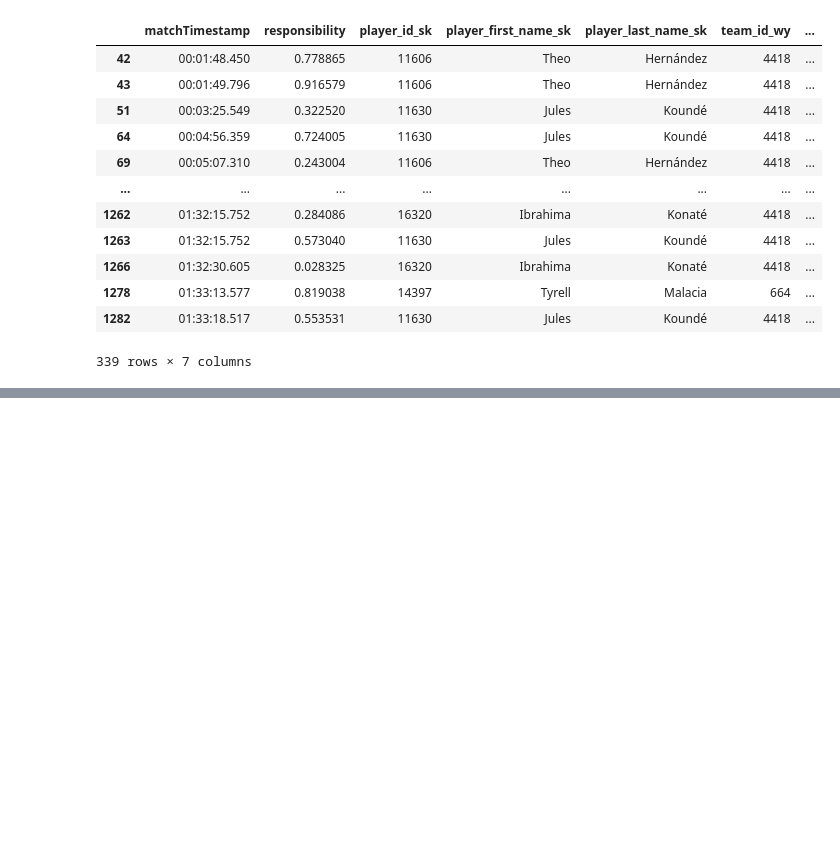
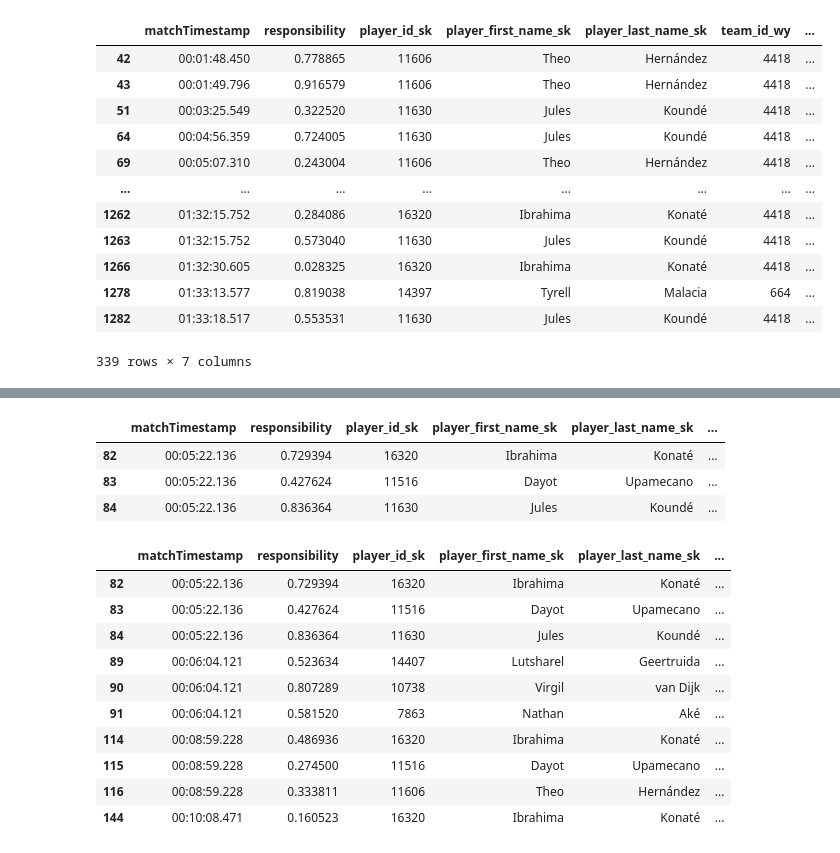
Before and after one commit to ariskoutris/defensive-passing-networks, a Jupyter notebook: src/resp.ipynb, the cells around one changed output, grey strips where cells are left out. Drawn from its saved outputs; the diff is of its cells as text; code cells hidden in the pictures; blank space fills up the shorter version.

```diff
--- a/src/resp.ipynb
+++ b/src/resp.ipynb
@@ -582,0 +604,22 @@ df_resp_def
+# %%
+df_tmp
+# %% [output]
+|  | matchTimestamp | responsibility | player_id_sk | player_first_name_sk | player_last_name_sk | ... |
+| 82 | 00:05:22.136 | 0.729394 | 16320 | Ibrahima | Konaté | ... |
+| 83 | 00:05:22.136 | 0.427624 | 11516 | Dayot | Upamecano | ... |
+| 84 | 00:05:22.136 | 0.836364 | 11630 | Jules | Koundé | ... |
+# %%
+# group by timestamp, remove count < 2
+df_resp_def.groupby('matchTimestamp').filter(lambda x: len(x) >= 2).head(10)
+# %% [output]
+|  | matchTimestamp | responsibility | player_id_sk | player_first_name_sk | player_last_name_sk | ... |
+| 82 | 00:05:22.136 | 0.729394 | 16320 | Ibrahima | Konaté | ... |
+| 83 | 00:05:22.136 | 0.427624 | 11516 | Dayot | Upamecano | ... |
+| 84 | 00:05:22.136 | 0.836364 | 11630 | Jules | Koundé | ... |
+| 89 | 00:06:04.121 | 0.523634 | 14407 | Lutsharel | Geertruida | ... |
+| 90 | 00:06:04.121 | 0.807289 | 10738 | Virgil | van Dijk | ... |
+| 91 | 00:06:04.121 | 0.581520 | 7863 | Nathan | Aké | ... |
+| 114 | 00:08:59.228 | 0.486936 | 16320 | Ibrahima | Konaté | ... |
+| 115 | 00:08:59.228 | 0.274500 | 11516 | Dayot | Upamecano | ... |
+| 116 | 00:08:59.228 | 0.333811 | 11606 | Theo | Hernández | ... |
+| 144 | 00:10:08.471 | 0.160523 | 16320 | Ibrahima | Konaté | ... |
```
Also changed, not shown: parts of 10 cells of this notebook.
